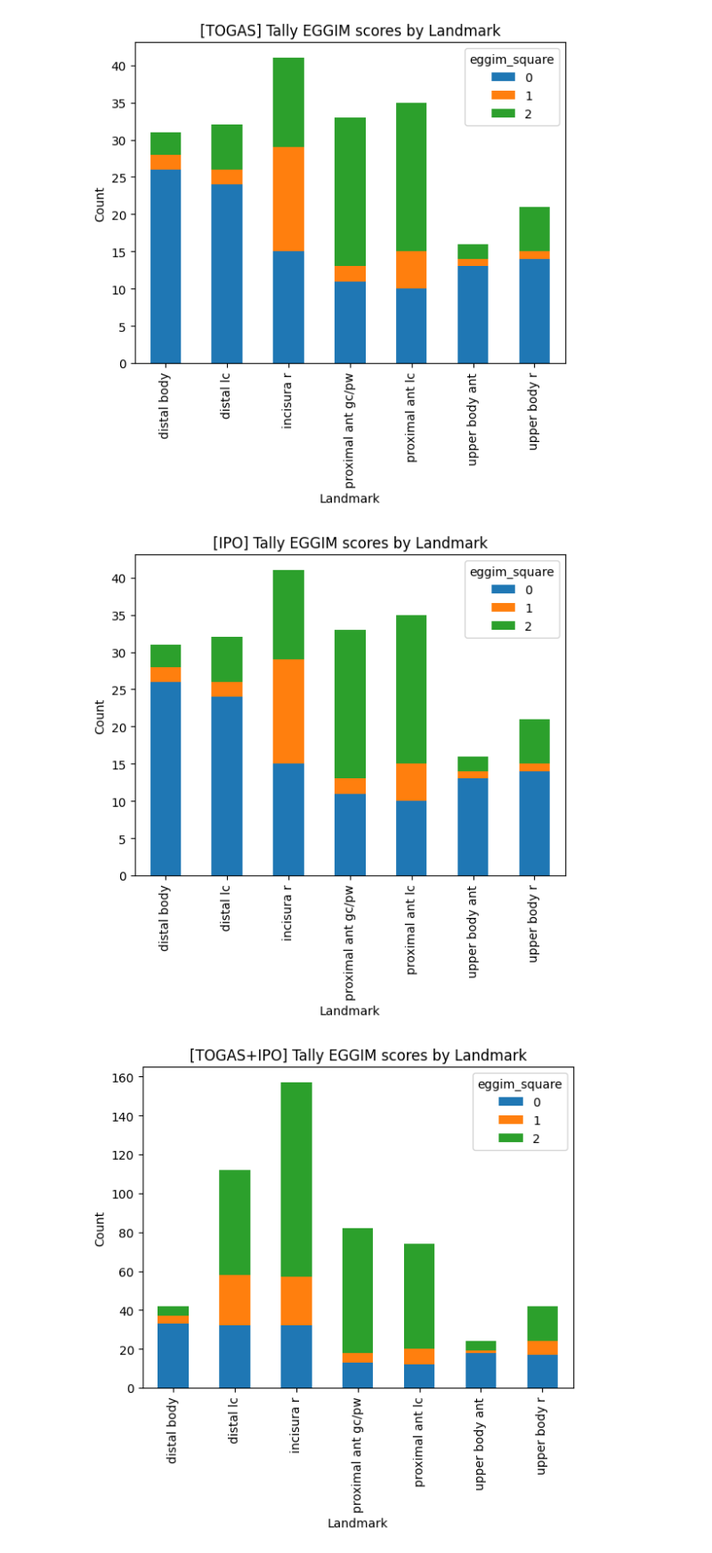
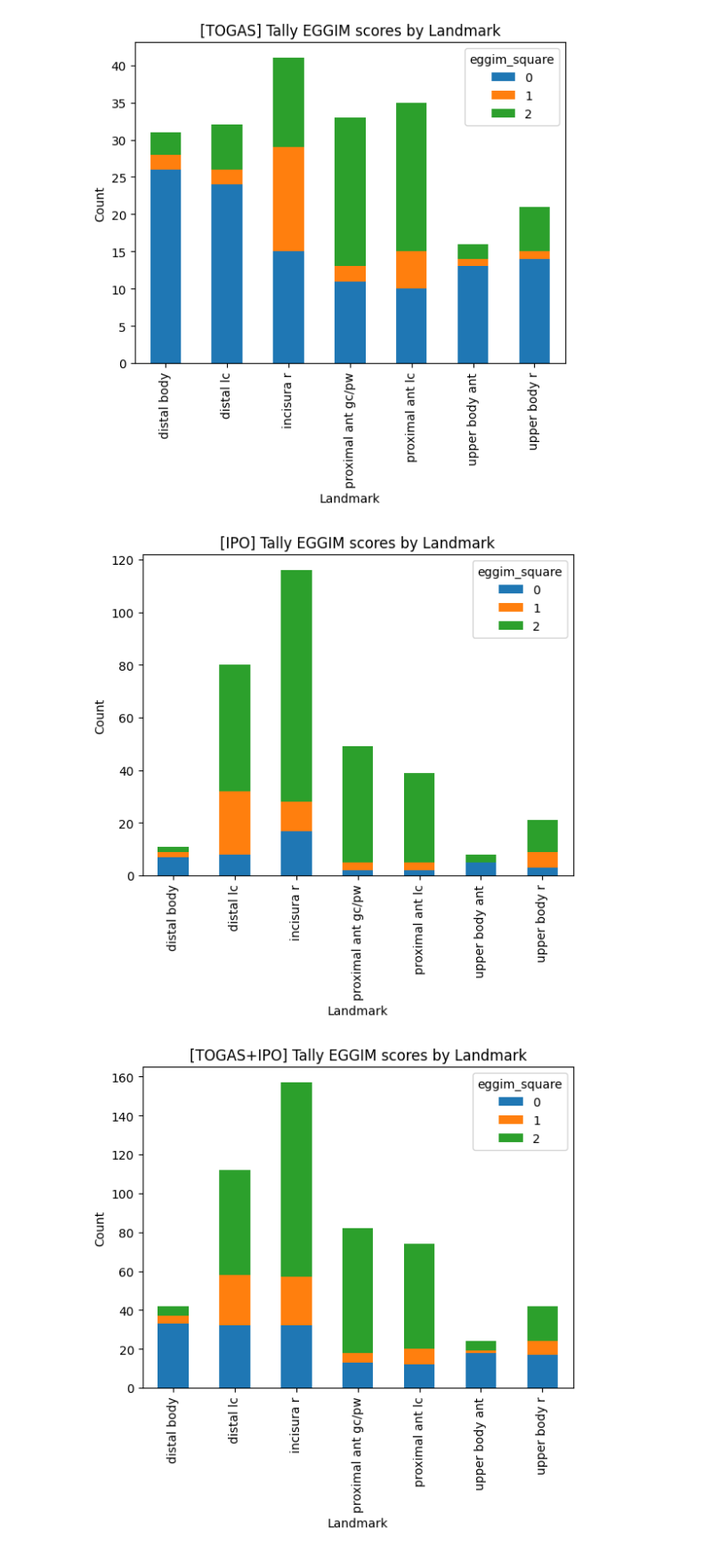
Before and after one commit to miguelmartins/eggimazing, a Jupyter notebook: notebooks/splits_data_analysis.ipynb, the cells around one changed output. Shown at 89% size. Saved outputs shown, nothing was run; the diff lists cells and outputs as text; code cells hidden in the pictures.

```diff
--- a/notebooks/splits_data_analysis.ipynb
+++ b/notebooks/splits_data_analysis.ipynb
@@ -153,9 +147,9 @@ plot_pivot_table(df_togas, 'TOGAS')
 # %% [output]
 [figure]
 # %%
-plot_pivot_table(df_togas, 'IPO')
+plot_pivot_table(df_ipo, 'IPO')
 # %% [output]
-[figure, old version]
+[figure, new version]
 # %%
 plot_pivot_table(pd.concat([df_togas, df_ipo], axis=0), 'TOGAS+IPO')
 # %% [output]
```
Also changed, not shown: parts of 9 cells of this notebook, 1 other file.
